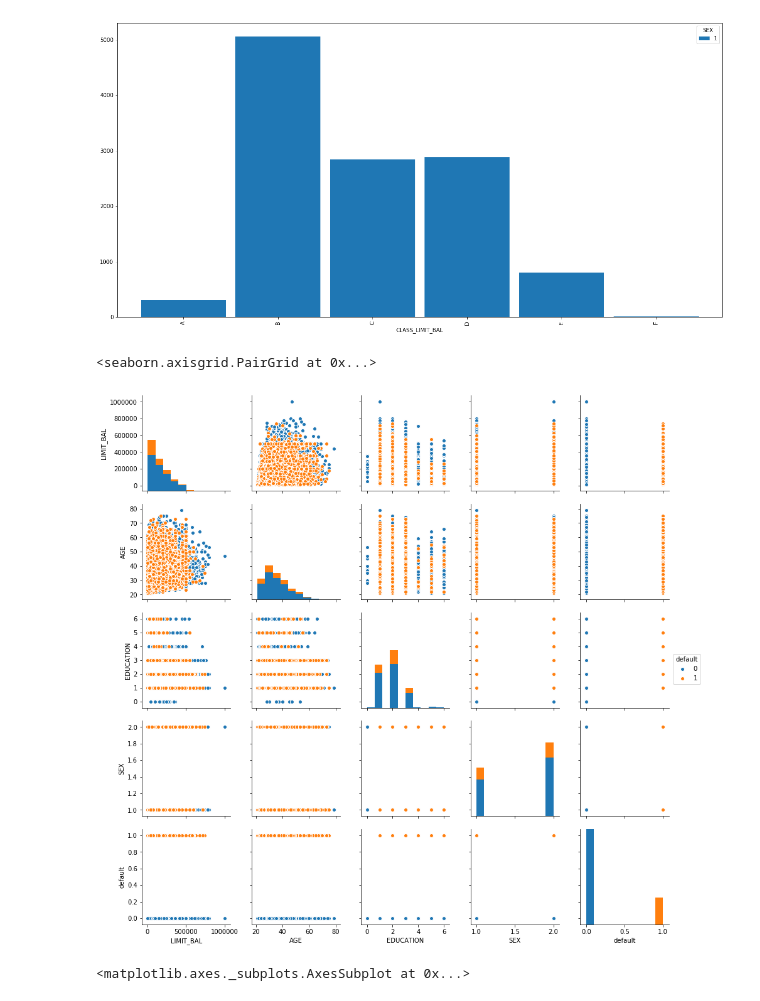
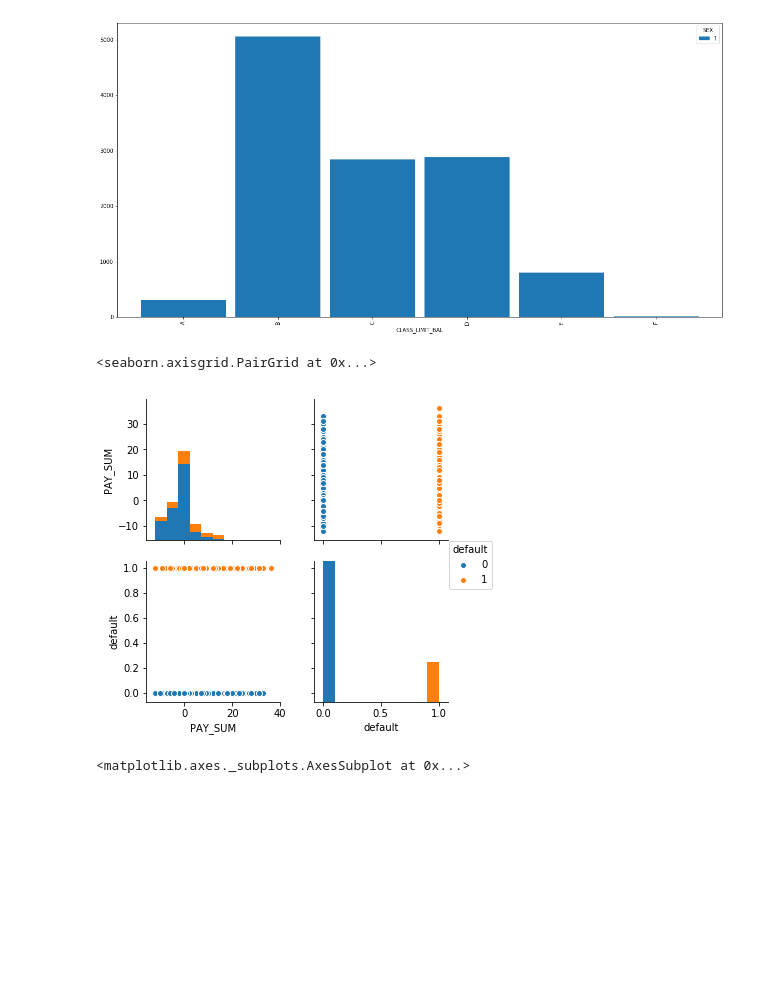
Before and after one commit to ProSerg/SkillFactory, a Jupyter notebook: ML/sfml/hw_01/hw1-task.ipynb, the cells around one changed output. Drawn from its saved outputs; the diff is of its cells as text; code cells hidden in the pictures; blank space fills up the shorter version.

```diff
--- a/ML/sfml/hw_01/hw1-task.ipynb
+++ b/ML/sfml/hw_01/hw1-task.ipynb
@@ -164,0 +155,2 @@ df['CLASS_LIMIT_BAL'] = df['LIMIT_BAL'].map(
+# %%
+df['PAY_SUM'] = df[['PAY_0', 'PAY_2', 'PAY_3', 'PAY_4', 'PAY_5', 'PAY_6']].sum(axis=1)
@@ -271,18 +287,18 @@ new_df = df.rename(index=str, columns={"default payment next month": "default" }
 # %%
 # (10) построить большой график (подсказка - используя seaborn) для построения завимисости всех возможных пар параметров
 # разным цветом выделить разные значение "default payment next month"
 # (но так как столбцов много - картинка может получиться "монструозной")
 # (поэкспериментируйте над тем как построить подобное сравнение параметров)
 # (подсказка - ответ может состоять из несколькольких графиков)
 # (если не выйдет - программа минимум - построить один график со всеми параметрами)
 import seaborn
-# cols = ['LIMIT_BAL', 'MARRIAGE', 'EDUCATION', 'SEX']
-cols = ['LIMIT_BAL', 'AGE','EDUCATION','SEX', 'default']
+# cols = ['LIMIT_BAL','MARRIAGE', 'EDUCATION','SEX', 'default']
+cols = ['PAY_SUM' , 'default']
 seaborn.pairplot(new_df[cols], hue='default')
 #TODO
 # %% [output]
 <seaborn.axisgrid.PairGrid at 0x...>
-[figure, old version]
+[figure, new version]
 # %%
 sns.distplot(df["AGE"])
 # %% [output]
```
Also changed, not shown: parts of 6 cells of this notebook.
